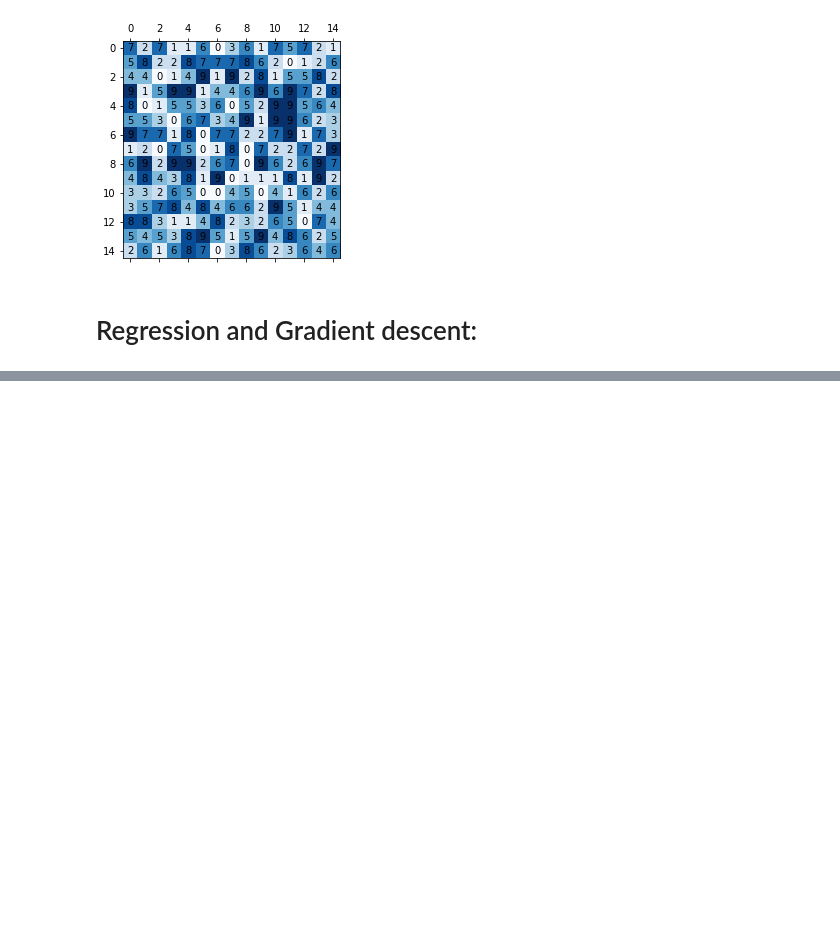
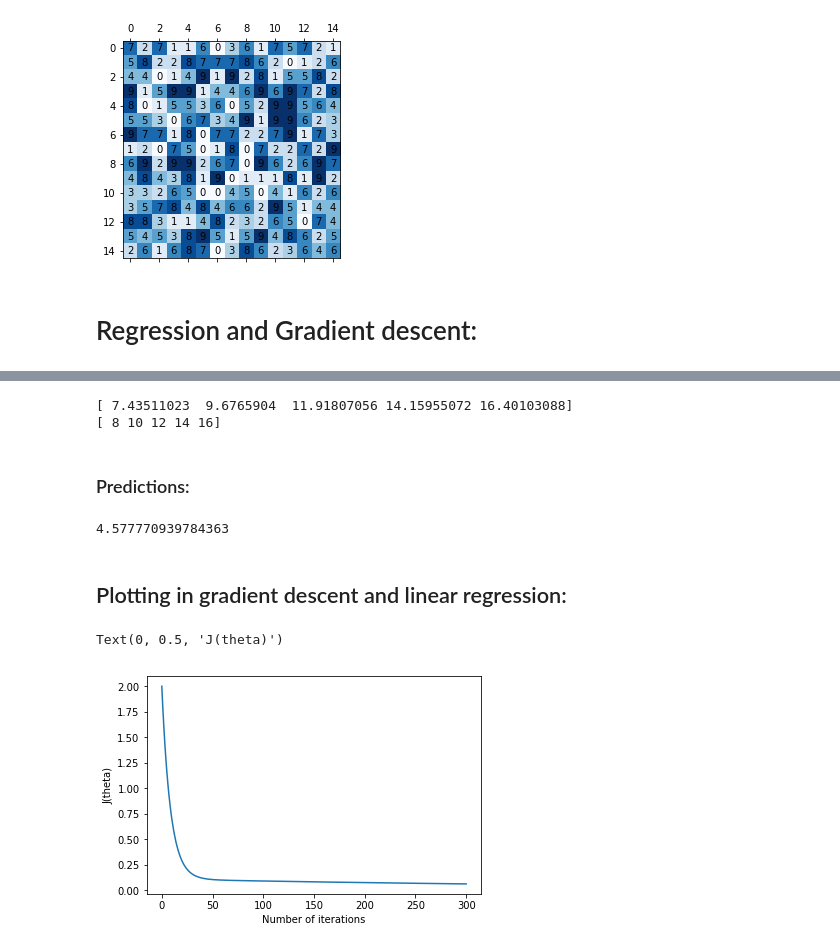
Before and after one commit to Jestefano/ossu_DataScience, a Jupyter notebook: Coursera_ML/Lecture2.ipynb, the cells around one changed output, grey strips where cells are left out. Cells and saved outputs as stored; diff of their text form; code cells hidden in the pictures; blank space fills up the shorter version.

```diff
--- a/Coursera_ML/Lecture2.ipynb
+++ b/Coursera_ML/Lecture2.ipynb
@@ -369,0 +400,20 @@ array([0.005])
+# %%
+def gradient_descent(x,y,theta,alpha,num_it):
+
+  n = y.shape[0]
+  p_ = x.shape[1]
+  j_list = [cost_func(x,y,theta)]
+
+  for i in range(num_it):
+
+    #Compute delt
+    delt = np.zeros((p_))
+    for i in range(n):
+      delt += (x[i,:]@theta - y[i])*x[i,:]
+    delt = delt/n
+
+    #update
+    theta = theta - delt*alpha
+    j_list.append(cost_func(x,y,theta))
+
+  return (theta,j_list)
@@ -369,0 +422,41 @@ array([0.005])
+# %%
+long = 5
+
+x1 = np.arange(long)
+x2 = np.arange(long,2*long)
+x0 = np.ones(long)
+
+X = np.stack([x0,x1,x2],axis=1)
+
+theta = np.ones((3))
+Y = x1+x2+3
+alpha = 0.001
+# %%
+#GRADIENT DESCENT:
+(theta,jlist) = gradient_descent(X,Y,theta,alpha,300)
+
+print((X@theta).transpose())
+print(Y.transpose())
+# %% [output]
+[ 7.43511023  9.6765904  11.91807056 14.15955072 16.40103088]
+[ 8 10 12 14 16]
+# %% [markdown]
+### Predictions:
+# %%
+#we have to add an extra 1 at the begining
+x_new = [1,1,2]
+
+x_new@theta
+# %% [output]
+4.577770939784363
+# %% [markdown]
+## Plotting in gradient descent and linear regression:
+# %%
+#A little plot
+import matplotlib.pyplot as plt
+plt.plot(jlist)
+plt.xlabel('Number of iterations')
+plt.ylabel('J(theta)')
+# %% [output]
+Text(0, 0.5, 'J(theta)')
+[figure, added]
```
Also changed, not shown: parts of 30 cells of this notebook.
